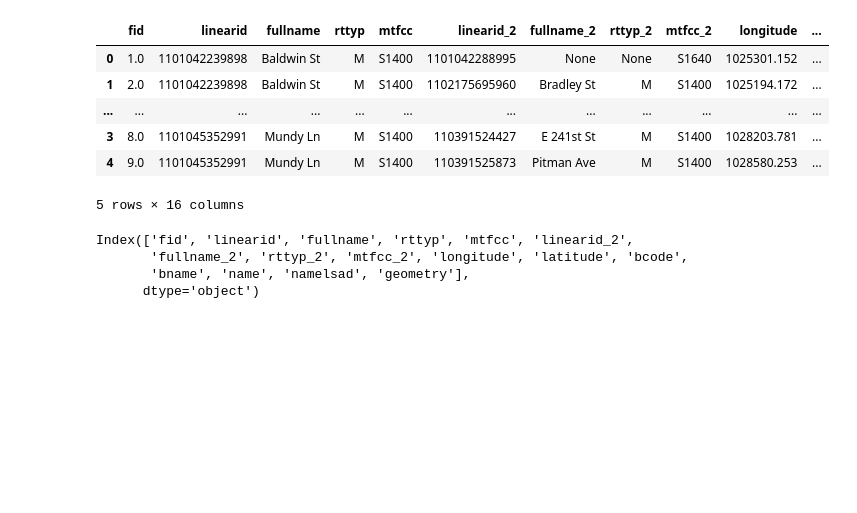
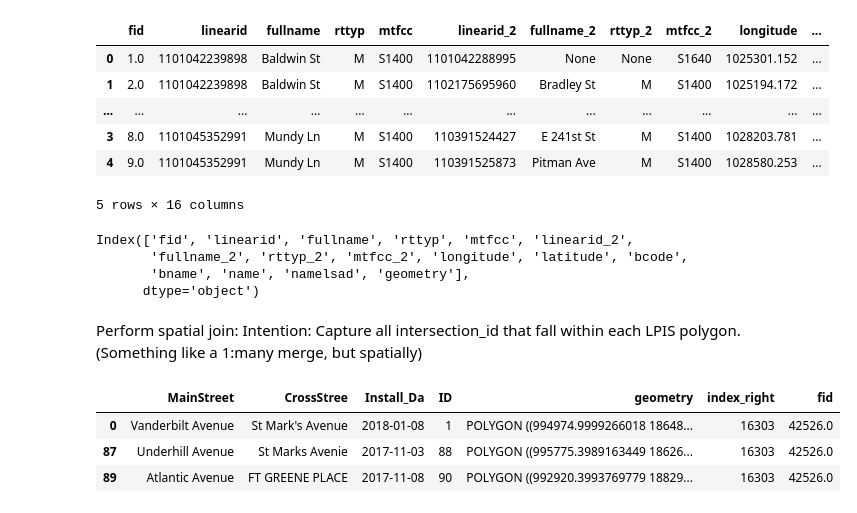
Before and after one commit to jeremysze/LPIS, a Jupyter notebook: Intersection within 2000ft buffer of LPIS.ipynb, the cells around one changed output. Drawn from its saved outputs; the diff is of its cells as text; code cells hidden in the pictures; blank space fills up the shorter version.

Commit message:
intersect polygon buffer with intersection point

```diff
--- a/Intersection within 2000ft buffer of LPIS.ipynb
+++ b/Intersection within 2000ft buffer of LPIS.ipynb
@@ -90,3 +94,17 @@ Index(['fid', 'linearid', 'fullname', 'rttyp', 'mtfcc', 'linearid_2',
        'fullname_2', 'rttyp_2', 'mtfcc_2', 'longitude', 'latitude', 'bcode',
        'bname', 'name', 'namelsad', 'geometry'],
       dtype='object')
+# %% [markdown]
+Perform spatial join:
+Intention:
+Capture all intersection_id that fall within each LPIS polygon. (Something like a 1:many merge, but spatially)
+# %%
+intersection_data.crs = LPIS_data.crs
+LPIS_with_intersection = gpd.sjoin(LPIS_data,intersection_data[['fid', 'geometry']], how='inner', op='intersects')
+# %%
+LPIS_with_intersection.head(3)
+# %% [output]
+|  | MainStreet | CrossStree | Install_Da | ID | geometry | index_right | fid |
+| 0 | Vanderbilt Avenue | St Mark's Avenue | 2018-01-08 | 1 | POLYGON ((994974.9999266018 18648... | 16303 | 42526.0 |
+| 87 | Underhill Avenue | St Marks Avenie | 2017-11-03 | 88 | POLYGON ((995775.3989163449 18626... | 16303 | 42526.0 |
+| 89 | Atlantic Avenue | FT GREENE PLACE | 2017-11-08 | 90 | POLYGON ((992920.3993769779 18829... | 16303 | 42526.0 |
```
Also changed, not shown: parts of 6 cells of this notebook.
